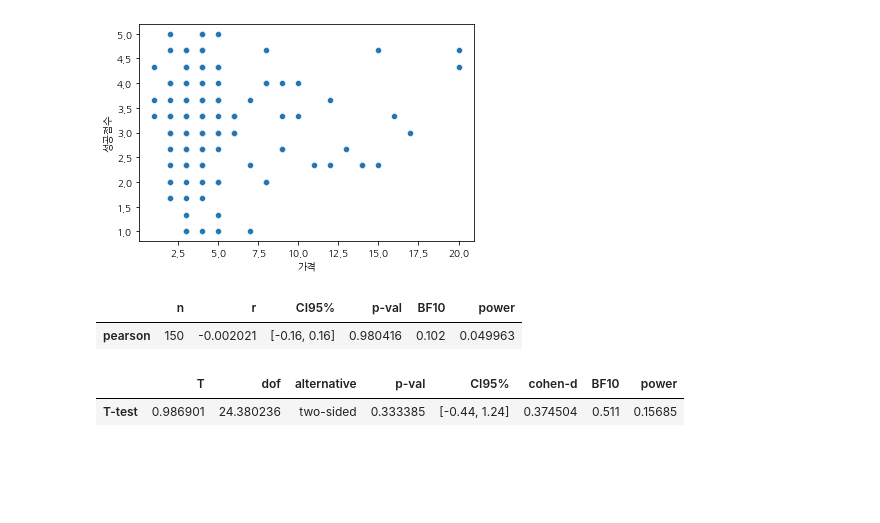
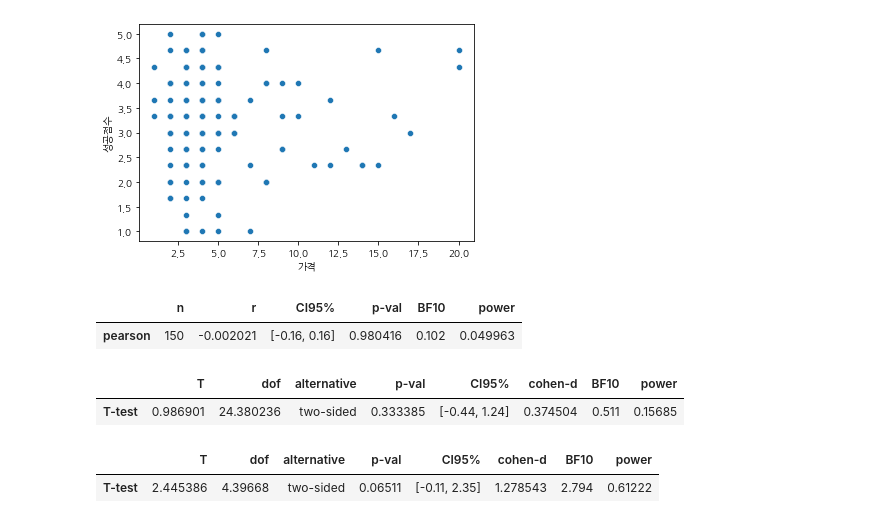
Before and after one commit to lyndis20/my_closet, a Jupyter notebook: 통계분석_ttest.ipynb, the cells around one changed output. Drawn from its saved outputs; the diff is of its cells as text; code cells hidden in the pictures; blank space fills up the shorter version.

```diff
--- a/통계분석_ttest.ipynb
+++ b/통계분석_ttest.ipynb
@@ -90,4 +98,12 @@ pg.ttest(try_yes, try_no, confidence=0.95)
 # %% [output]
 |  | T | dof | alternative | p-val | CI95% | cohen-d | BF10 | power |
 | T-test | 0.986901 | 24.380236 | two-sided | 0.333385 | [-0.44, 1.24] | 0.374504 | 0.511 | 0.15685 |
+# %%
+# 겉옷은 입어보고 구매한 경우와 그렇지 않은 경우 두 집단의 성공점수 평균은 같다
+try_yes = df_o['성공점수'][df_o["구매 전 착용 여부"] == 1]
+try_no = df_o['성공점수'][df_o["구매 전 착용 여부"] == 0]
+pg.ttest(try_yes, try_no, confidence=0.95)
+# %% [output]
+|  | T | dof | alternative | p-val | CI95% | cohen-d | BF10 | power |
+| T-test | 2.445386 | 4.39668 | two-sided | 0.06511 | [-0.11, 2.35] | 1.278543 | 2.794 | 0.61222 |
 # %%
```
Also changed, not shown: parts of 10 cells of this notebook.
